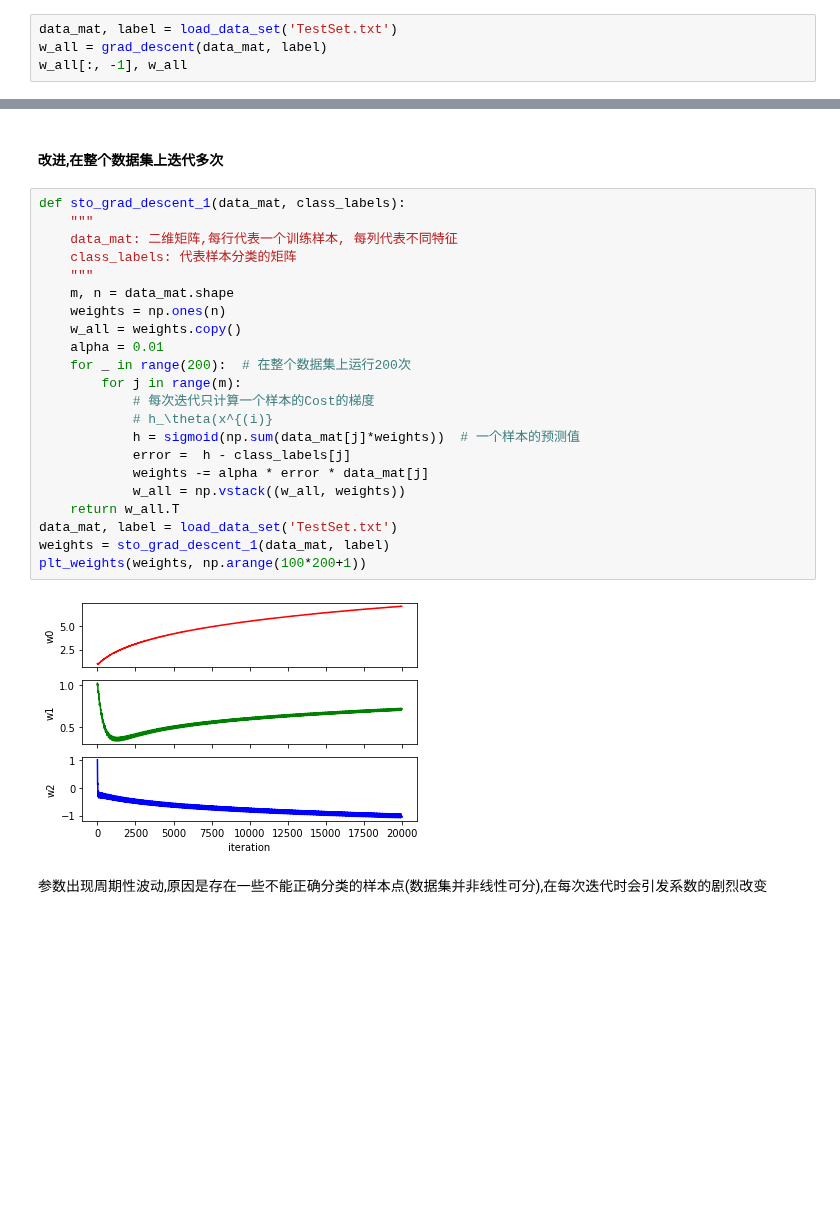
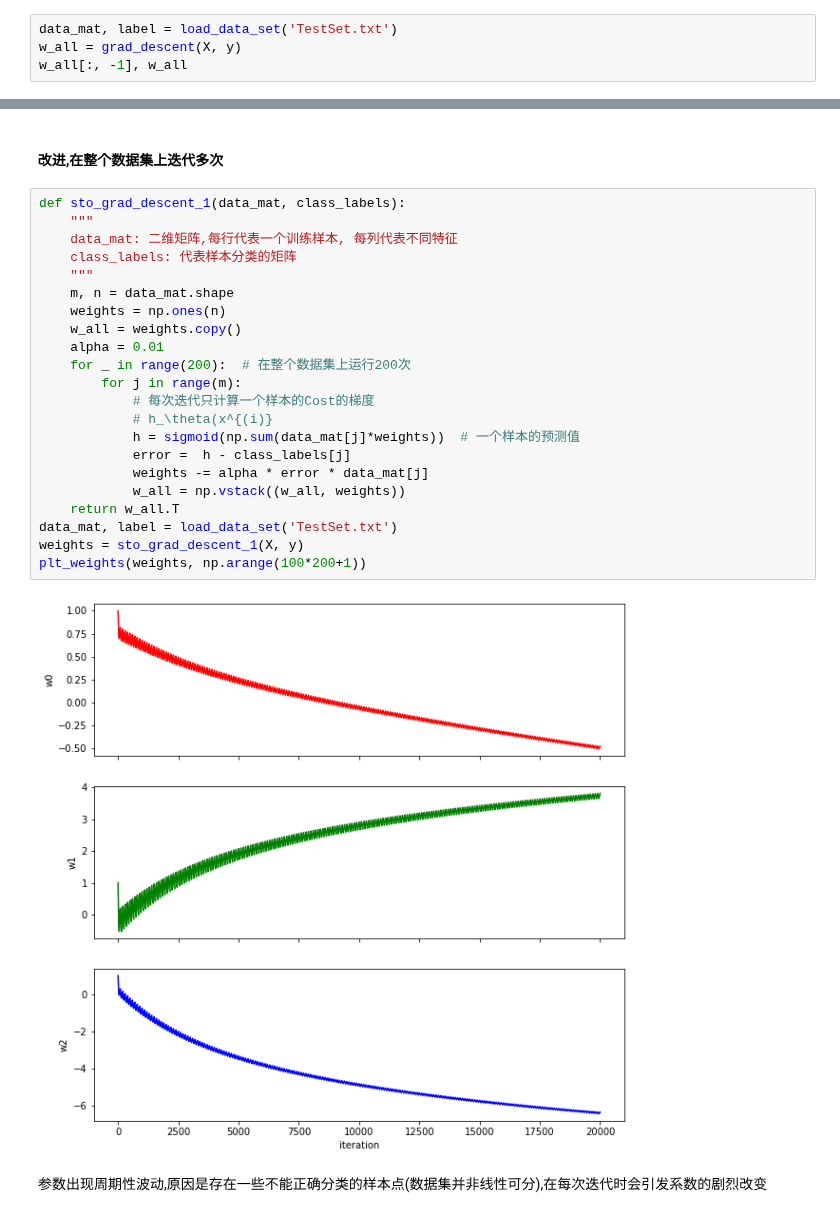
Before and after one commit to Ulysses-WJL/MachineLearning, a Jupyter notebook: 第06章 线性模型/第06章 逻辑斯谛回归/logistic.ipynb, the cells around one changed output, grey strips where cells are left out. Saved outputs shown, nothing was run; the diff lists cells and outputs as text; blank space fills up the shorter version.

```diff
--- a/第06章 线性模型/第06章 逻辑斯谛回归/logistic.ipynb
+++ b/第06章 线性模型/第06章 逻辑斯谛回归/logistic.ipynb
@@ -505,6 +505,6 @@ def grad_descent(data_mat, class_labels):
     return weights_all
 # %%
 data_mat, label = load_data_set('TestSet.txt')
-w_all = grad_descent(data_mat, label)
+w_all = grad_descent(X, y)
 w_all[:, -1], w_all
 # %% [output]
@@ -616,27 +617,27 @@ plt_weights(weights, np.arange(101))
 # %%
 def sto_grad_descent_1(data_mat, class_labels):
     """
     data_mat: 二维矩阵,每行代表一个训练样本, 每列代表不同特征
     class_labels: 代表样本分类的矩阵
     """
     m, n = data_mat.shape
     weights = np.ones(n)
     w_all = weights.copy()
     alpha = 0.01
     for _ in range(200):  # 在整个数据集上运行200次
         for j in range(m):
             # 每次迭代只计算一个样本的Cost的梯度
             # h_\theta(x^{(i)}
             h = sigmoid(np.sum(data_mat[j]*weights))  # 一个样本的预测值
             error =  h - class_labels[j]
             weights -= alpha * error * data_mat[j]
             w_all = np.vstack((w_all, weights))
     return w_all.T
 data_mat, label = load_data_set('TestSet.txt')
-weights = sto_grad_descent_1(data_mat, label)
+weights = sto_grad_descent_1(X, y)
 plt_weights(weights, np.arange(100*200+1))
 # %% [output]
-[figure, old version]
+[figure, new version]
 # %% [markdown]
 参数出现周期性波动,原因是存在一些不能正确分类的样本点(数据集并非线性可分),在每次迭代时会引发系数的剧烈改变
 # %%
```
Also changed, not shown: parts of 14 cells of this notebook, 6 other files.
